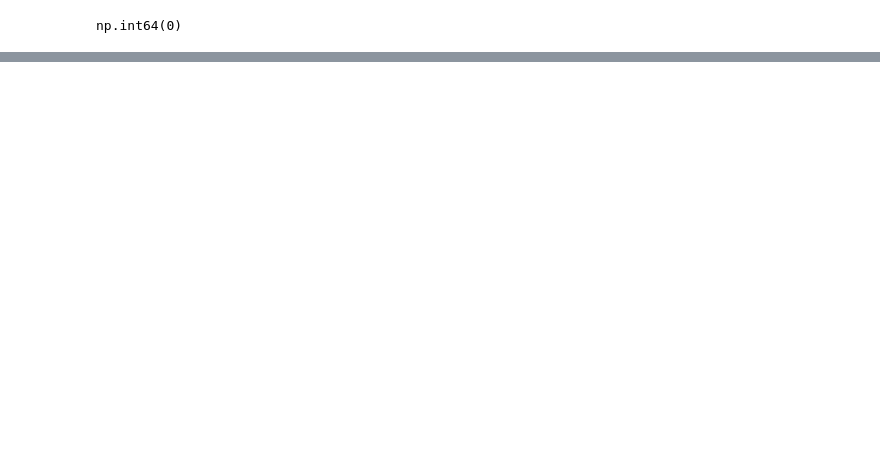
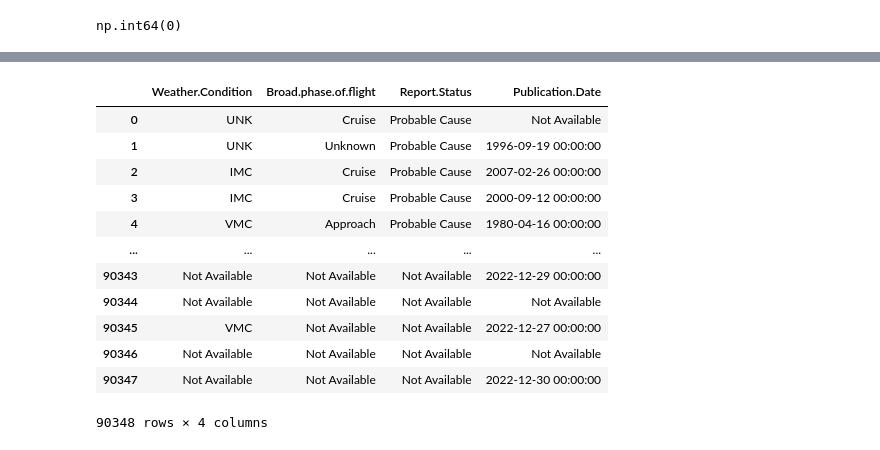
Before and after one commit to karanimwarimu/DSF-phase-1-project, a Jupyter notebook: student.ipynb, the cells around one changed output, grey strips where cells are left out. Saved outputs shown, nothing was run; the diff lists cells and outputs as text; code cells hidden in the pictures; blank space fills up the shorter version.

Commit message:
filled null values

```diff
--- a/student.ipynb
+++ b/student.ipynb
@@ -253,0 +256,7 @@ np.int64(0)
+# %%
+#ensuring numerical values of  int value are zero instead of NAN
+
+
+null_cols = [ "Total.Serious.Injuries"  ,  "Total.Minor.Injuries"  , "Total.Fatal.Injuries"]
+
+aviation_data[null_cols] = aviation_data[null_cols].fillna(0 )
@@ -253,0 +299,22 @@ np.int64(0)
+# %%
+#filling null values of string values to not avaiable
+
+txt_colls = ['Weather.Condition', 'Broad.phase.of.flight', 'Report.Status' , 'Publication.Date']
+
+aviation_data[txt_colls] = aviation_data[txt_colls].fillna("Not Available")
+# %%
+aviation_data[txt_colls]
+# %% [output]
+|  | Weather.Condition | Broad.phase.of.flight | Report.Status | Publication.Date |
+| 0 | UNK | Cruise | Probable Cause | Not Available |
+| 1 | UNK | Unknown | Probable Cause | 1996-09-19 00:00:00 |
+| 2 | IMC | Cruise | Probable Cause | 2007-02-26 00:00:00 |
+| 3 | IMC | Cruise | Probable Cause | 2000-09-12 00:00:00 |
+| 4 | VMC | Approach | Probable Cause | 1980-04-16 00:00:00 |
+| ... | ... | ... | ... | ... |
+| 90343 | Not Available | Not Available | Not Available | 2022-12-29 00:00:00 |
+| 90344 | Not Available | Not Available | Not Available | Not Available |
+| 90345 | VMC | Not Available | Not Available | 2022-12-27 00:00:00 |
+| 90346 | Not Available | Not Available | Not Available | Not Available |
+| 90347 | Not Available | Not Available | Not Available | 2022-12-30 00:00:00 |
+90348 rows × 4 columns
```
Also changed, not shown: parts of 9 cells of this notebook.
